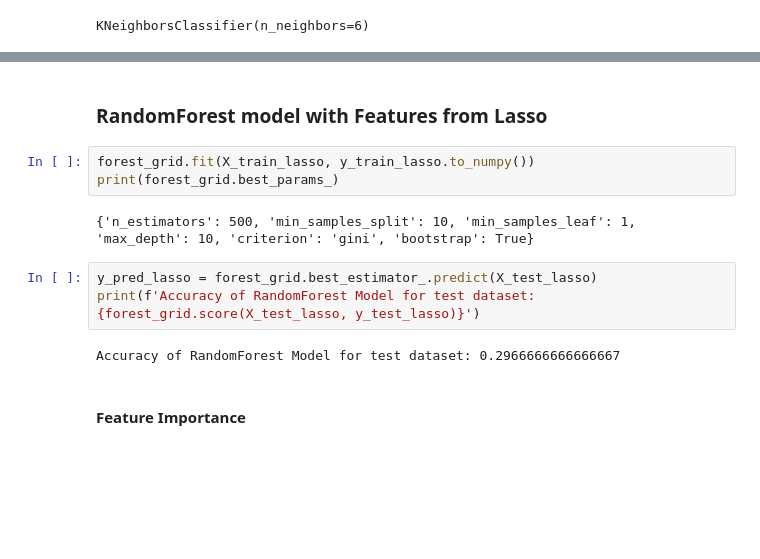
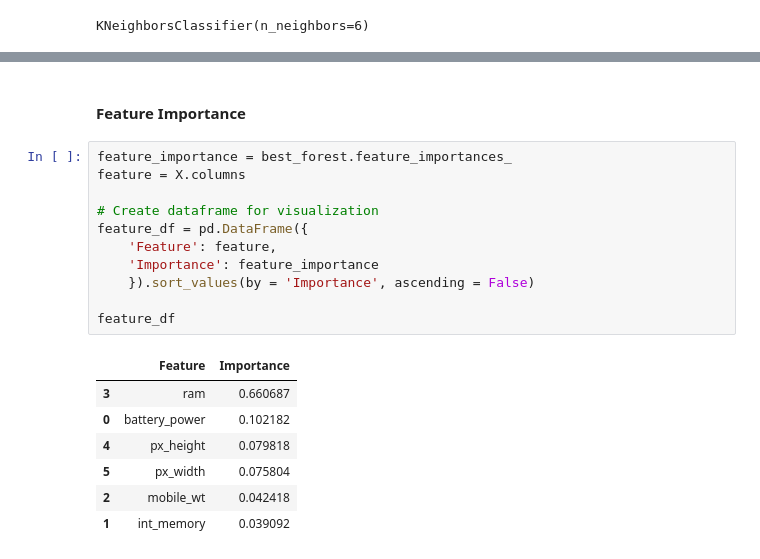
Before and after one commit to ProfessionalSalmon/Mobile_Price_Classification_Model, a Jupyter notebook: mobile_price.ipynb, the cells around one changed output, grey strips where cells are left out. Drawn from its saved outputs; the diff is of its cells as text; blank space fills up the shorter version.

```diff
--- a/mobile_price.ipynb
+++ b/mobile_price.ipynb
@@ -358,18 +301,25 @@ y_pred = forest_grid.best_estimator_.predict(X_test)
 print(f'Accuracy of RandomForest Model for test dataset: {forest_grid.score(X_test, y_test)}')
 # %% [output]
 Accuracy of RandomForest Model for test dataset: 0.9066666666666666
-# %% [markdown]
-### RandomForest model with Features from Lasso
-# %%
-forest_grid.fit(X_train_lasso, y_train_lasso.to_numpy())
-print(forest_grid.best_params_)
-# %% [output]
-{'n_estimators': 500, 'min_samples_split': 10, 'min_samples_leaf': 1, 'max_depth': 10, 'criterion': 'gini', 'bootstrap': True}
-# %%
-y_pred_lasso = forest_grid.best_estimator_.predict(X_test_lasso)
-print(f'Accuracy of RandomForest Model for test dataset: {forest_grid.score(X_test_lasso, y_test_lasso)}')
-# %% [output]
-Accuracy of RandomForest Model for test dataset: 0.2966666666666667
 # %% [markdown]
 #### Feature Importance
+# %%
+feature_importance = best_forest.feature_importances_
+feature = X.columns
+
+# Create dataframe for visualization
+feature_df = pd.DataFrame({
+    'Feature': feature,
+    'Importance': feature_importance
+    }).sort_values(by = 'Importance', ascending = False)
+
+feature_df
+# %% [output]
+|  | Feature | Importance |
+| 3 | ram | 0.660687 |
+| 0 | battery_power | 0.102182 |
+| 4 | px_height | 0.079818 |
+| 5 | px_width | 0.075804 |
+| 2 | mobile_wt | 0.042418 |
+| 1 | int_memory | 0.039092 |
 # %%
```
Also changed, not shown: parts of 28 cells of this notebook.
